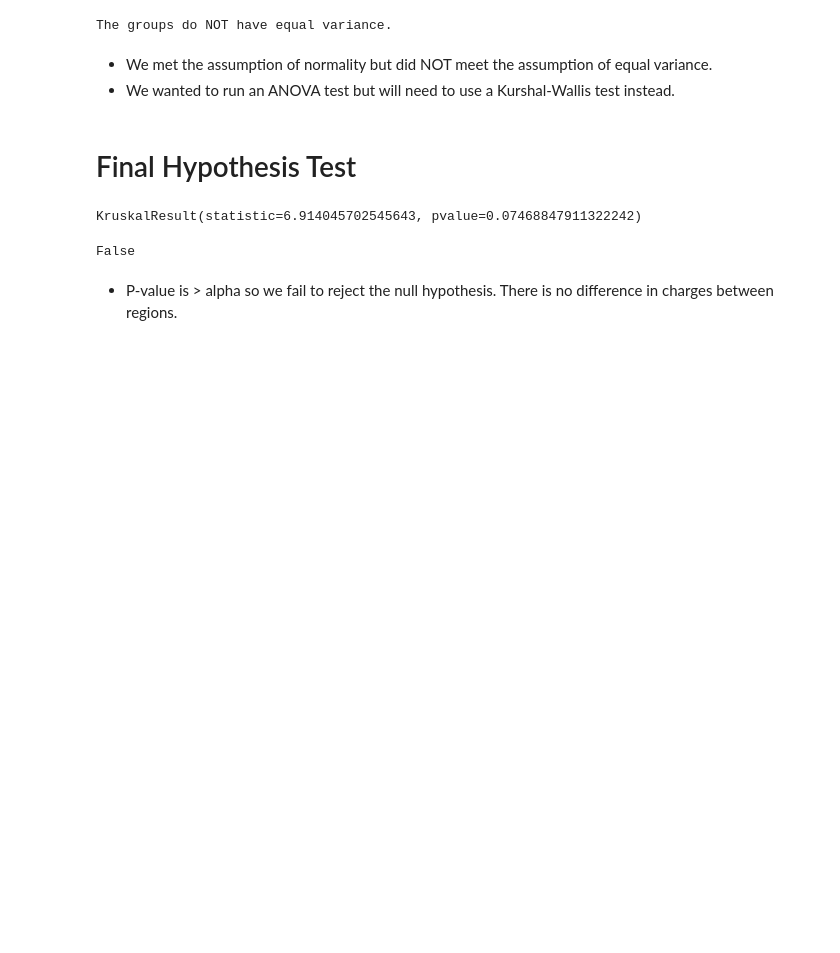
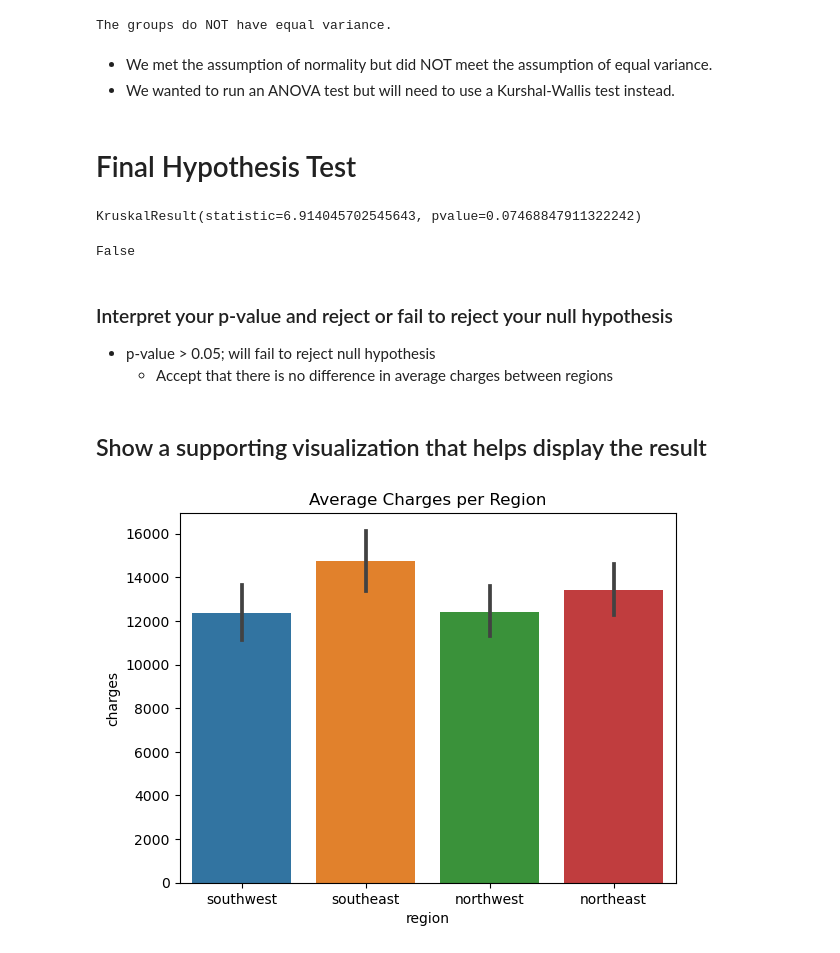
Before and after one commit to hdtran103/Hypothesis-Testing-with-Insurance-Data--Core--, a Jupyter notebook: Hypothesis Testing w. Insurance Data.ipynb, the cells around one changed output. Drawn from its saved outputs; the diff is of its cells as text; code cells hidden in the pictures; blank space fills up the shorter version.

```diff
--- a/Hypothesis Testing w. Insurance Data.ipynb
+++ b/Hypothesis Testing w. Insurance Data.ipynb
@@ -462,4 +462,13 @@ result.pvalue<.05
 KruskalResult(statistic=6.914045702545643, pvalue=0.07468847911322242)
 False
 # %% [markdown]
-- P-value is > alpha so we fail to reject the null hypothesis. There is no difference in charges between regions.
+### Interpret your p-value and reject or fail to reject your null hypothesis
+- p-value > 0.05; will fail to reject null hypothesis
+   - Accept that there is no difference in average charges between regions
+# %% [markdown]
+## Show a supporting visualization that helps display the result
+# %%
+ax = sns.barplot(data=df, x='region', y='charges')
+ax.set_title('Average Charges per Region');
+# %% [output]
+[figure, added]
```
Also changed, not shown: parts of 1 cell of this notebook.
